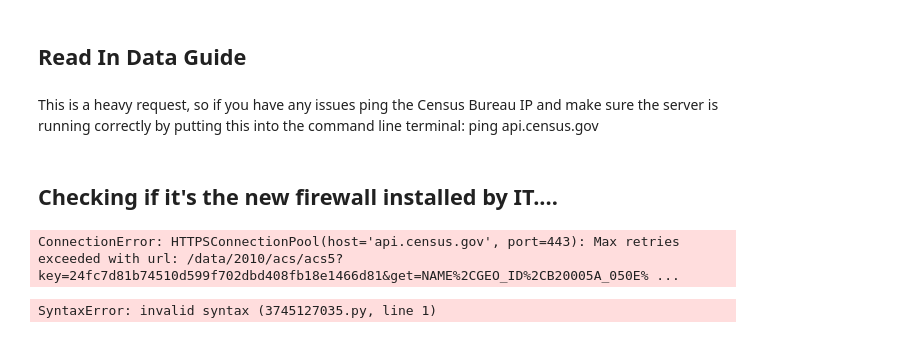
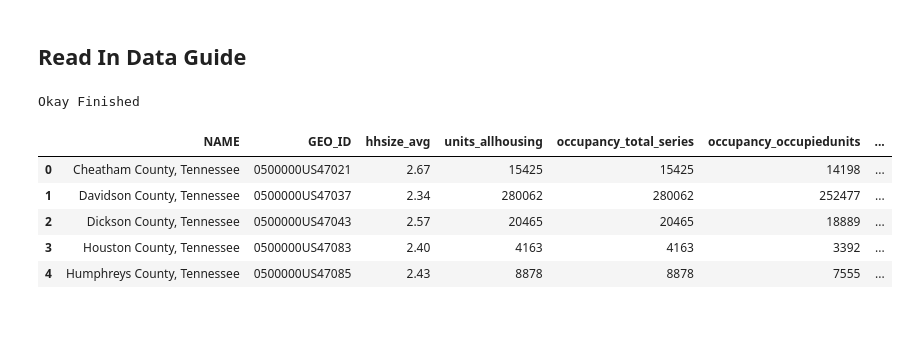
Before and after one commit to Greater-Nashville-Regional-Council/GNRC-Data-Integration, a Jupyter notebook: Notebooks/1. API Pulls/ACS 2010 5YR.ipynb, the cells around one changed output. Drawn from its saved outputs; the diff is of its cells as text; code cells hidden in the pictures.

```diff
--- a/Notebooks/1. API Pulls/ACS 2010 5YR.ipynb
+++ b/Notebooks/1. API Pulls/ACS 2010 5YR.ipynb
@@ -19,3 +16,8 @@ requests.adapters.DEFAULT_RETRIES = 5
+# %%
+import geodict
+GNRC = geodict.GNRC
+KY = geodict.KY
+censusplaces = geodict.censusplaces
 # %% [markdown]
 # American Community Survey 2006-2010 5 Year Estimates
 # %%
@@ -25,20 +27,6 @@ with open('api_keys.pkl', 'rb') as keys_file:
 # %%
 #variable containing Census API key
 api_key = keys_dict_2['CENSUS']
-# %%
-#list of FIPS codes
-GNRC = ['111', '161', '125', '083', '085', '043', '021', '147', '165', '037', '189', '169', '187', '149', '119']
-KY = ['003', '213']
-qlaces = ['1600000US4700200', '1600000US4702180', '1600000US4704620', '1600000US4705140', '1600000US4708280', '1600000US4709880',
-          '1600000US4711980', '1600000US4713080', '1600000US4715160', '1600000US4716540', '1600000US4716980', '1600000US4718420',
-          '1600000US4718820', '1600000US4720620', '1600000US4721400', '1600000US4722360', '1600000US4724320', '1600000US4725440',
-          '1600000US4727020',  '1600000US4727740', '1600000US4728540', '1600000US4729920', '1600000US4730960', '1600000US4733280',
-          '1600000US4739660', '1600000US4741200', '1600000US4740160', '1600000US4741520', '1600000US4744840', '1600000US4748980',
-          '1600000US4749460', '1600000US4750780', '1600000US4751080', '1600000US4751560', '1600000US4752006', '1600000US4752820',
-          '1600000US4753460', '1600000US4754780', '1600000US4757480', '1600000US4759560', '1600000US4760280', '1600000US4763140',
-          '1600000US4769080', '1600000US4769420', '1600000US4770580', '1600000US4770500', '1600000US4773460', '1600000US4773900',
-          '1600000US4776860', '1600000US4778320', '1600000US4778560', '1600000US4779420', '1600000US4779980', '1600000US4780200',
-          '1600000US2128918', '1600000US2169114']
 # %% [markdown]
 ## Read In Data Guide
 # %%
@@ -111,15 +89,11 @@ dg53 = dataguide[dataguide['ID'].between(2368, 2411)]
 # %%
-dfs = [dg1, dg2, dg3, dg4, dg5, dg6, dg7, dg8, dg9, dg10, dg11, dg12, dg13, dg14, dg15, dg16, dg17, dg18, dg19, dg20, dg21, dg22, dg23, dg24, dg25]#, dg26,
-#        dg27, dg28, dg29, dg30, dg31, dg32, dg33, dg34, dg35, dg36, dg37, dg38, dg39, dg40, dg41, dg42, dg43, dg44, dg45, dg46, dg47, dg48, dg49, dg50,
-#        dg51, dg52, dg53]
+dfs = [dg1, dg2, dg3, dg4, dg5, dg6, dg7, dg8, dg9, dg10, dg11, dg12, dg13, dg14, dg15, dg16, dg17, dg18, dg19, dg20, dg21, dg22, dg23, dg24, dg25,
+       dg26, dg27, dg28, dg29, dg30, dg31, dg32, dg33, dg34, dg35, dg36, dg37, dg38, dg39, dg40, dg41, dg42, dg43, dg44, dg45, dg46, dg47, dg48, dg49,
+       dg50, dg51, dg52, dg53]
 # %%
 droppers = ['ID', 'Data Point']
 for df in dfs:
     df.drop(droppers, axis = 1, inplace = True)
-# %% [markdown]
-This is a heavy request, so if you have any issues ping the Census Bureau IP and make sure the server is running correctly by putting this into the command line terminal: ping api.census.gov
-# %% [markdown]
-## Checking if it's the new firewall installed by IT....
 # %%
 #url string and list parameters for column head and tail
 url_str= 'https://api.census.gov/data/2010/acs/acs5?key='+api_key
@@ -153,7 +121,7 @@ for df in dfs:
         predicates["get"]= ",". join(get_vars)
         predicates["for"]= "county:*"
         predicates["in"]= "state:47"
-        data = requests.get(url_str, params= predicates, headers = headers)
+        data = requests.get(url_str, params= predicates)
         col_names = col_list
         df = pd.DataFrame(columns=col_names, data=data.json()[1:], dtype=str)
         df = df.loc[df['GeoFIPS'].isin(GNRC)] #filter for counties in the region
@@ -162,7 +130,7 @@ for df in dfs:
         predicates["get"]= ",". join(get_vars)
         predicates["for"]= "county:*"
         predicates["in"]= "state:21"
-        data = requests.get(url_str, params= predicates, headers = headers)
+        data = requests.get(url_str, params= predicates)
         col_names = col_list
         kycos = pd.DataFrame(columns=col_names, data=data.json()[1:], dtype=str)
         kycos = kycos.loc[kycos['GeoFIPS'].isin(KY)] #filter for counties of concern in KY
@@ -172,27 +140,27 @@ for df in dfs:
         predicates["get"]= ",". join(get_vars)
         predicates["for"]= "place:*"
         predicates["in"]= "state:47"
-        data= requests.get(url_str, params= predicates, headers = headers)
+        data= requests.get(url_str, params= predicates)
         col_names = col_list
         places=pd.DataFrame(columns=col_names, data=data.json()[1:], dtype=str)
-        places=places.loc[places['GEO_ID'].isin(qlaces)] #filter for places in the region
+        places=places.loc[places['GEO_ID'].isin(censusplaces)] #filter for places in the region
         df = pd.concat([df, places], axis = 0)
         predicates= {} #call for all places in KY
         get_vars= var_list
         predicates["get"]= ",". join(get_vars)
         predicates["for"]= "place:*"
         predicates["in"]= "state:21"
-        data= requests.get(url_str, params= predicates, headers = headers)
+        data= requests.get(url_str, params= predicates)
         col_names = col_list
         places=pd.DataFrame(columns=col_names, data=data.json()[1:], dtype=str)
-        places=places.loc[places['GEO_ID'].isin(qlaces)] #filter for places of concern in KY
+        places=places.loc[places['GEO_ID'].isin(censusplaces)] #filter for places of concern in KY
         df = pd.concat([df, places], axis = 0)
         col_list.remove(tail_cols2) #adjust the column list for different formats of geos
         predicates= {} #call for state of TN
         get_vars= var_list
         predicates["get"]= ",". join(get_vars)
         predicates["for"]= "state:47"
-        data= requests.get(url_str, params= predicates, headers = headers)
+        data= requests.get(url_str, params= predicates)
         col_names = col_list
         state=pd.DataFrame(columns=col_names, data=data.json()[1:], dtype=str)
         state['GeoFIPS'] = '0' #fill in the blank GeoFIPS column
@@ -201,7 +169,7 @@ for df in dfs:
         get_vars= var_list
         predicates["get"]= ",". join(get_vars)
         predicates["for"]= "us:*"
-        data= requests.get(url_str, params= predicates, headers = headers)
+        data= requests.get(url_str, params= predicates)
         col_names = col_list
         national=pd.DataFrame(columns=col_names, data=data.json()[1:], dtype=str)
         national['GeoFIPS'] = '0' #fill in the blank GeoFIPS column
@@ -214,8 +182,13 @@ new_df = new_df.set_index('NAME').transpose().drop(columns = ['StateFIPS', 'GeoF
 new_df = new_df.rename_axis(None, axis = 1)
 print('Okay Finished')
 # %% [output]
-ConnectionError: HTTPSConnectionPool(host='api.census.gov', port=443): Max retries exceeded with url: /data/2010/acs/acs5?key=24fc7d81b74510d599f702dbd408fb18e1466d81&get=NAME%2CGEO_ID%2CB20005A_050E% ...
+Okay Finished
 # %%
-ping <api.census.gov>
+new_df.head()
 # %% [output]
-SyntaxError: invalid syntax (3745127035.py, line 1)
+|  | NAME | GEO_ID | hhsize_avg | units_allhousing | occupancy_total_series | occupancy_occupiedunits | ... |
+| 0 | Cheatham County, Tennessee | 0500000US47021 | 2.67 | 15425 | 15425 | 14198 | ... |
+| 1 | Davidson County, Tennessee | 0500000US47037 | 2.34 | 280062 | 280062 | 252477 | ... |
+| 2 | Dickson County, Tennessee | 0500000US47043 | 2.57 | 20465 | 20465 | 18889 | ... |
+| 3 | Houston County, Tennessee | 0500000US47083 | 2.40 | 4163 | 4163 | 3392 | ... |
+| 4 | Humphreys County, Tennessee | 0500000US47085 | 2.43 | 8878 | 8878 | 7555 | ... |
```
Also changed, not shown: parts of 13 cells of this notebook, 15 other files.
